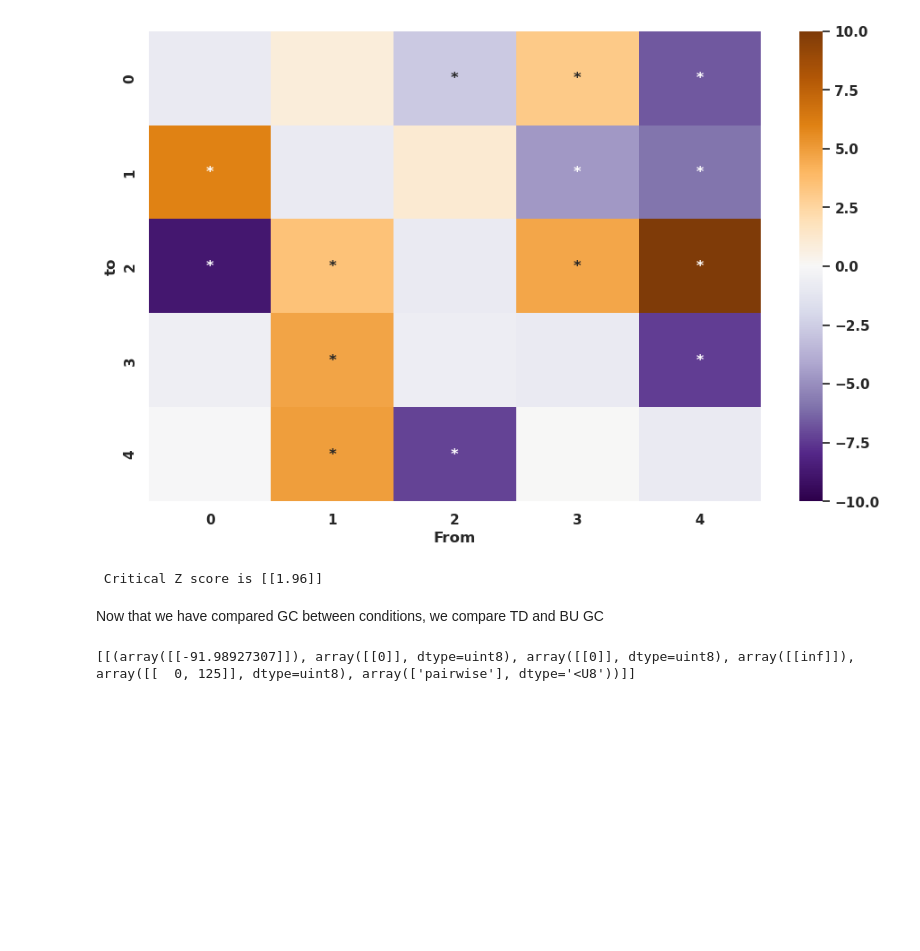
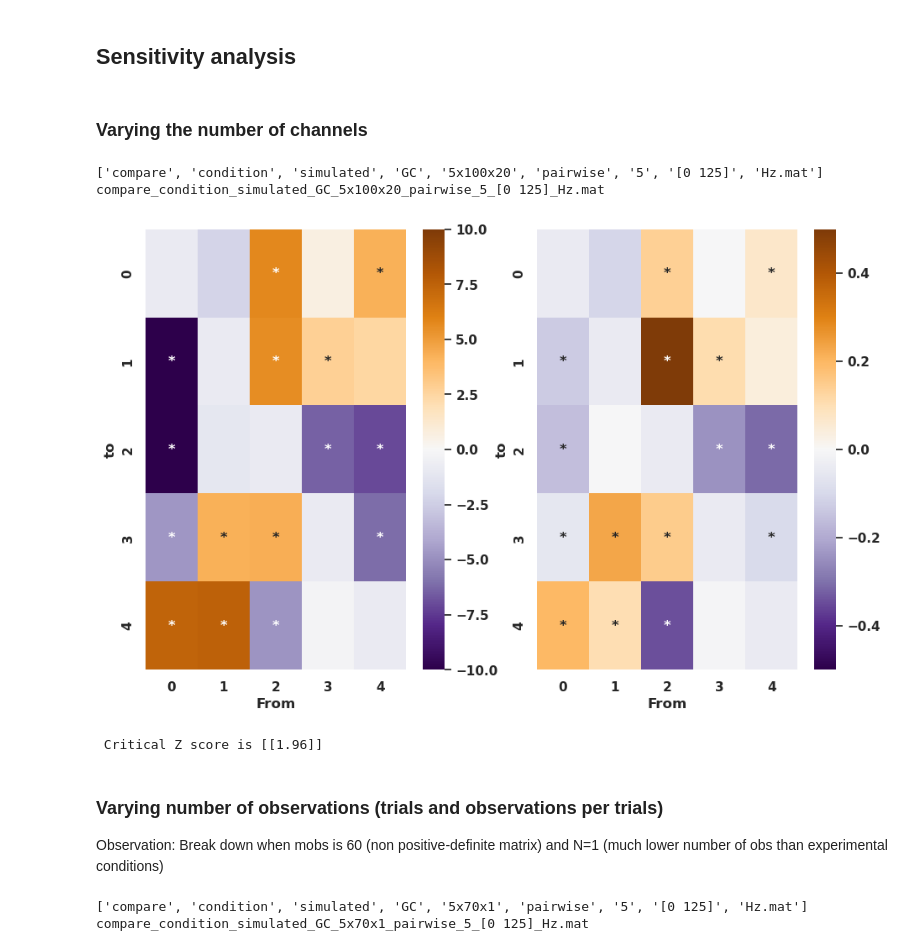
Before and after one commit to gcorlouer/granger_causality_on_ECoG, a Jupyter notebook: notebooks/simulations_results.ipynb, the cells around one changed output. Cells and saved outputs as stored; diff of their text form; code cells hidden in the pictures; blank space fills up the shorter version.

Commit message:
sensitivity analysis

```diff
--- a/notebooks/simulations_results.ipynb
+++ b/notebooks/simulations_results.ipynb
@@ -40,7 +43,7 @@ plt.rcParams.update(params)
 # %%
 # Plotting functions to compare GC between conditions
 def plot_compare_condition_GC(F, cmap='BrBg_r',
-                       vmin = -5, vmax=5):
+                       vmin = -5, vmax=5, Fmax=0.3):
     """
     We plot Z score from comparing permutation group F in condition 1 with
     condition 2.
@@ -50,14 +53,18 @@ def plot_compare_condition_GC(F, cmap='BrBg_r',
     z = F['z'][0][0]
     zcrit = F['zcrit'][0][0]
     sig = F['sig'][0][0]
+    Fd = F['Fd'][0][0]
     np.fill_diagonal(sig, 0)
     annotations = np.where(sig == 1, "*", "")
     # Plot Z score as a heatmap with statistical significant entries.
     sns.set()
-    fig, ax = plt.subplots()
-    sns.heatmap(z, annot=annotations, fmt="", vmin=vmin, vmax=vmax, cmap=cmap)
-    ax.set_xlabel('From')
-    ax.set_ylabel('to')
+    fig, ax = plt.subplots(1,2)
+    sns.heatmap(z, annot=annotations, fmt="", vmin=vmin, vmax=vmax, cmap=cmap, ax=ax[0])
+    ax[0].set_xlabel('From')
+    ax[0].set_ylabel('to')
+    sns.heatmap(Fd, annot=annotations, fmt="", vmin=-Fmax, vmax=Fmax, cmap=cmap, ax=ax[1])
+    ax[1].set_xlabel('From')
+    ax[1].set_ylabel('to')
     plt.show()
     # Plot statistical significant entries
     print(f"\n Critical Z score is {zcrit}\n")
@@ -81,0 +148,4 @@ We compare GC between different simulated conditions
+# %% [markdown]
+## Sensitivity analysis
+# %% [markdown]
+### Varying the number of channels
@@ -82,29 +154,20 @@ We compare GC between different simulated conditions
+# %%
+m = 100 # observations
+ntrial = 20 # trials
+morder = 5 # morder
+F = load_data(n=n,m=m,ntrial=ntrial)
+# Read dataset
+dataset = loadmat(fpath)
+F = dataset['GC']
+vmax = 5
+vmin = -vmax
+# %% [output]
+['compare', 'condition', 'simulated', 'GC', '5x100x20', 'pairwise', '5', '[0 125]', 'Hz.mat']
+compare_condition_simulated_GC_5x100x20_pairwise_5_[0 125]_Hz.mat
 # %%
 %matplotlib inline
 plot_compare_condition_GC(F, cmap=cmap,
-                       vmin = -10, vmax=10)
+                       vmin = -10, vmax=10, Fmax=0.5)
 # %% [output]
-[figure, old version]
+[figure, new version]
  Critical Z score is [[1.96]]
-# %% [markdown]
-Now that we have compared GC between conditions, we compare TD and BU
-GC
-# %%
-cmap ='PuOr_r'
-connect = 'pairwise'
-band = '[0 125]'
-# Useful paths
-cifar_path = Path('~','projects','cifar').expanduser()
-data_path = cifar_path.joinpath('data')
-result_path = cifar_path.joinpath('results')
-fname = "compare_ts_bu_simulated_GC_" + connect + '_' + band + "Hz.mat"
-path = result_path
-fpath = path.joinpath(fname)
-# Read dataset
-dataset = loadmat(fpath)
-F = dataset['GC']
-print(F)
-vmax = 5
-vmin = -vmax
-# %% [output]
-[[(array([[-91.98927307]]), array([[0]], dtype=uint8), array([[0]], dtype=uint8), array([[inf]]), array([[  0, 125]], dtype=uint8), array(['pairwise'], dtype='<U8'))]]
@@ -122,0 +174,3 @@ def plot_top_down_z(F,cmap ='PuOr_r', vmin = -3, vmax=3):
+# %% [markdown]
+### Varying number of observations (trials and observations per trials)
+Observation: Break down when mobs is 60 (non positive-definite matrix) and N=1 (much lower number of obs than experimental conditions)
@@ -123,2 +180,13 @@ def plot_top_down_z(F,cmap ='PuOr_r', vmin = -3, vmax=3):
+# %%
+morder = 5 # morder
+F = load_data(n=n,m=m,ntrial=ntrial)
+# Read dataset
+dataset = loadmat(fpath)
+F = dataset['GC']
+vmax = 5
+vmin = -vmax
+# %% [output]
+['compare', 'condition', 'simulated', 'GC', '5x70x1', 'pairwise', '5', '[0 125]', 'Hz.mat']
+compare_condition_simulated_GC_5x70x1_pairwise_5_[0 125]_Hz.mat
 # %%
 %matplotlib inline
```
Also changed, not shown: parts of 21 cells of this notebook, 5 other files.
